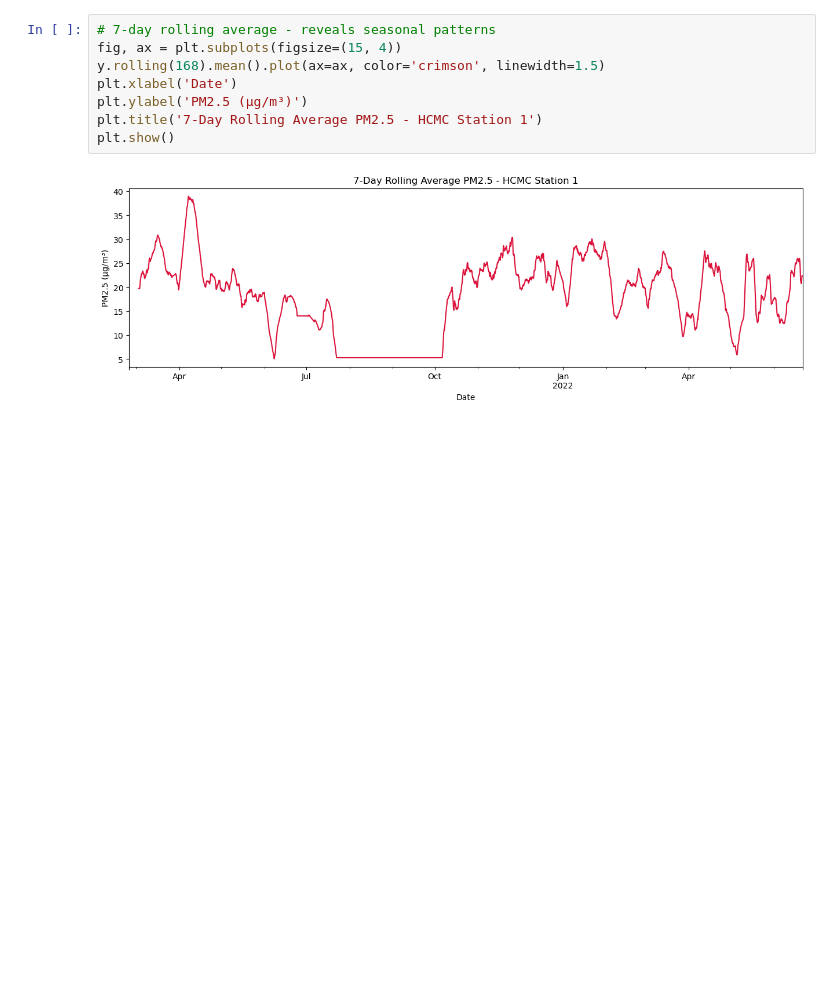
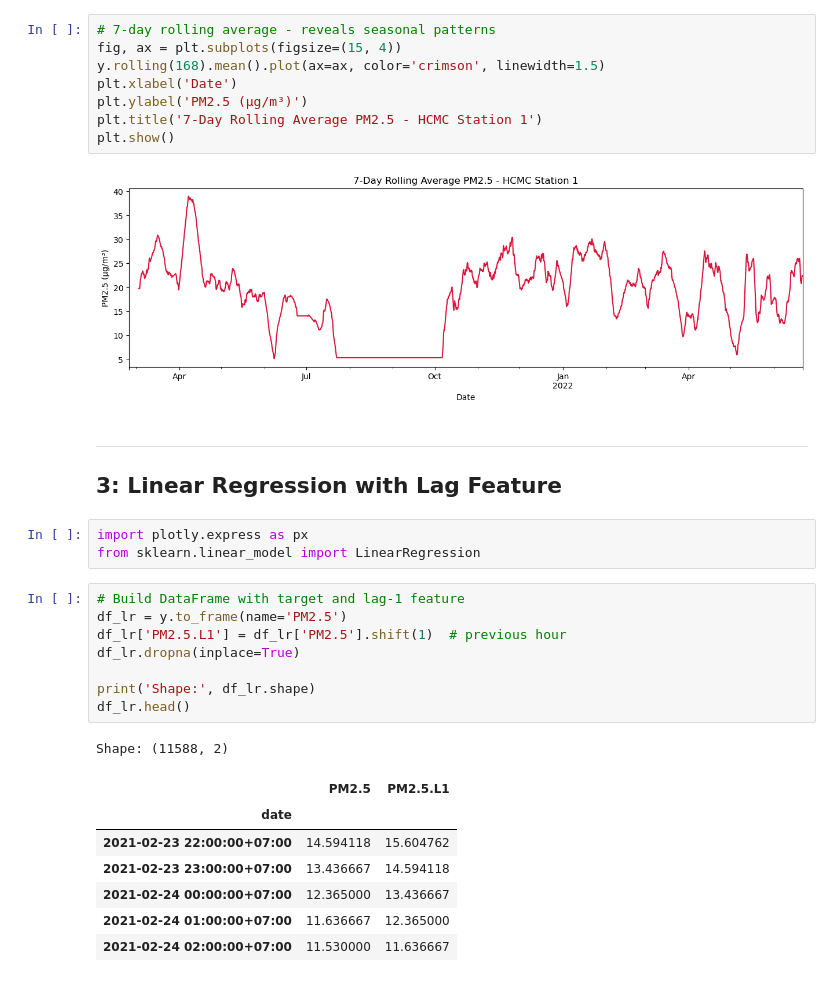
Before and after one commit to AJ-MH/Data-Science-Machine-Learning, a Jupyter notebook: hcmc-air-quality-forecasting/hcmc_air_quality_forecasting.ipynb, the cells around one changed output. Drawn from its saved outputs; the diff is of its cells as text; blank space fills up the shorter version.

```diff
--- a/hcmc-air-quality-forecasting/hcmc_air_quality_forecasting.ipynb
+++ b/hcmc-air-quality-forecasting/hcmc_air_quality_forecasting.ipynb
@@ -240,3 +240,26 @@ plt.title('7-Day Rolling Average PM2.5 - HCMC Station 1')
 plt.show()
 # %% [output]
 [figure]
+# %% [markdown]
+---
+## 3: Linear Regression with Lag Feature
+# %%
+import plotly.express as px
+from sklearn.linear_model import LinearRegression
+# %%
+# Build DataFrame with target and lag-1 feature
+df_lr = y.to_frame(name='PM2.5')
+df_lr['PM2.5.L1'] = df_lr['PM2.5'].shift(1)  # previous hour
+df_lr.dropna(inplace=True)
+
+print('Shape:', df_lr.shape)
+df_lr.head()
+# %% [output]
+Shape: (11588, 2)
+|  | PM2.5 | PM2.5.L1 |
+| date |  |  |
+| 2021-02-23 22:00:00+07:00 | 14.594118 | 15.604762 |
+| 2021-02-23 23:00:00+07:00 | 13.436667 | 14.594118 |
+| 2021-02-24 00:00:00+07:00 | 12.365000 | 13.436667 |
+| 2021-02-24 01:00:00+07:00 | 11.636667 | 12.365000 |
+| 2021-02-24 02:00:00+07:00 | 11.530000 | 11.636667 |
```
Also changed, not shown: parts of 7 cells of this notebook.
